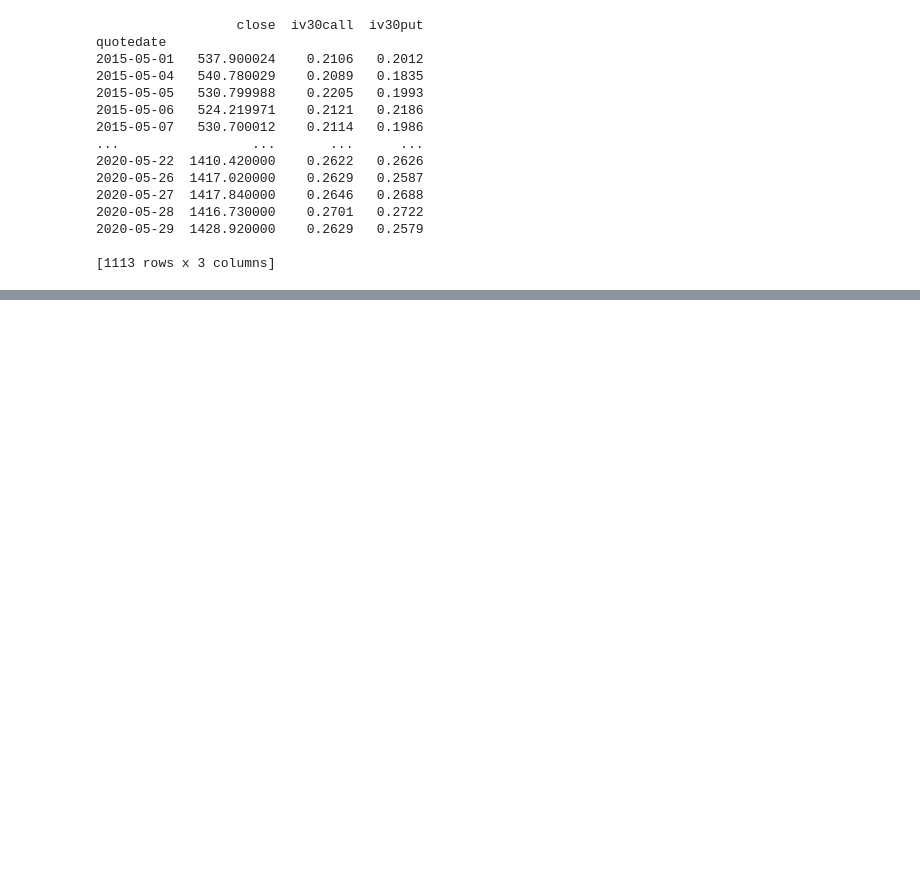
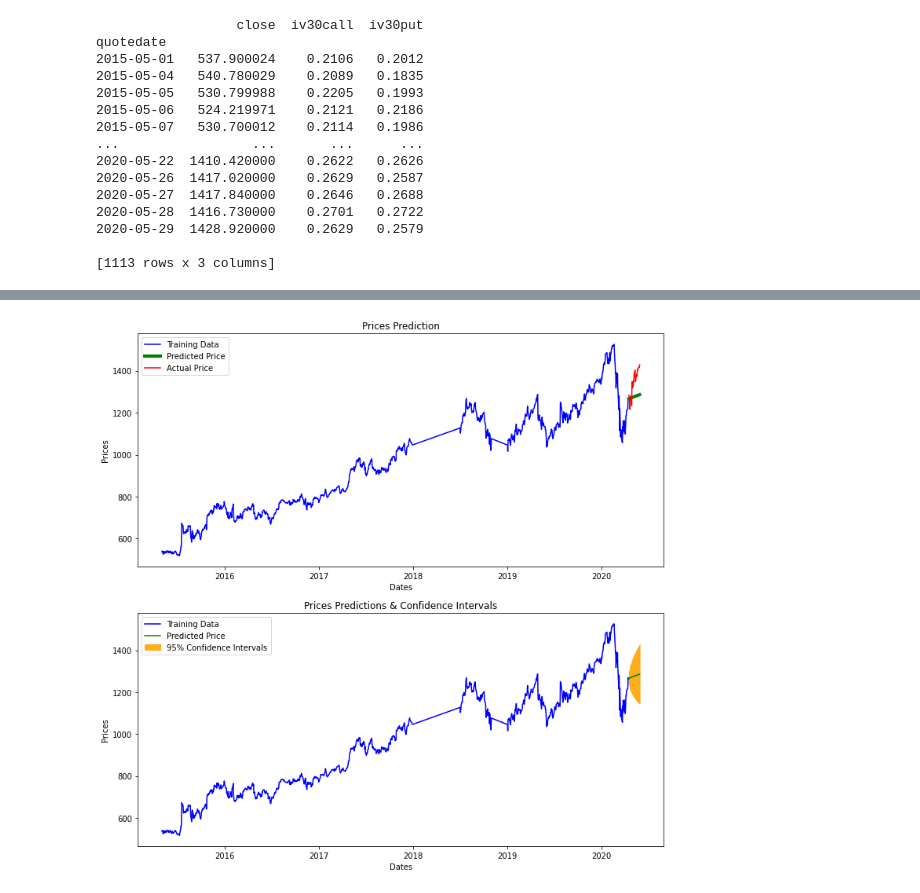
Before and after one commit to morphos30/TASI.AI, a Jupyter notebook: scriptPython/script_ARIMA_optionstats.ipynb, the cells around one changed output, grey strips where cells are left out. Saved outputs shown, nothing was run; the diff lists cells and outputs as text; code cells hidden in the pictures; blank space fills up the shorter version.

```diff
--- a/scriptPython/script_ARIMA_optionstats.ipynb
+++ b/scriptPython/script_ARIMA_optionstats.ipynb
@@ -173,12 +168,14 @@ Total fit time: 1.639 seconds
 # %%
-# Ranking of exogenous features
+# Ranking of exogenous features one by one using AIC
 # The higher the loss the better the feature
 print("No exo: \tAIC="+str(round(autoARIMA.aic())))
 
 exogenousVars=exogenousTrain.columns.values
 for var in exogenousVars:
-    autoARIMAi = auto_arima(priceCloseTrain, exogenous=pd.DataFrame(exogenousTrain[var]), seasonal=False, trace=False,
-                error_action='ignore', suppress_warnings=True, stepwise=True)
-    print("Exo "+var+": \tAIC loss="+str(round(autoARIMA.aic()-autoARIMAi.aic())))
+    ARIMAi=auto_arima(priceCloseTrain, exogenous=pd.DataFrame(exogenousTrain[var]), seasonal=False, trace=False,
+            error_action='ignore', suppress_warnings=True, stepwise=True,
+            start_p=ARIMAbestparams[0], d=ARIMAbestparams[1], start_q=ARIMAbestparams[2],
+            max_p=ARIMAbestparams[0], max_d=ARIMAbestparams[1], max_q=ARIMAbestparams[2])
+    print(var+": \tAIC="+str(round(ARIMAi.aic()))+"\tdiffAIC=",str(round(autoARIMA.aic()-ARIMAi.aic())))
 # %% [output]
 No exo:         AIC=9171.0
@@ -276,0 +294,40 @@ Test RMSE: 111.152
+# %%
+# Forecast with confidence interval (alpha=5%)
+future_forecast_exobest=future_forecast_exo_List[np.argmin(RMSElist)]
+conf_int_exobest=conf_int_exo_List[np.argmin(RMSElist)]
+
+future_forecast = pd.DataFrame(future_forecast_exobest,columns=['future_forecast'],index=priceCloseTest.index.values)
+priceCloseTest = pd.DataFrame(priceCloseTest)
+conf_int=conf_int_exobest
+# %%
+# Better forecast plots
+plotForeCastBetter=symbolFolder+"/plot_ARIMA_forecast_better_"+symbol+".pdf"
+fig, axes = pyplot.subplots(2, 1, figsize=(12, 12))
+
+# --------------------- Actual vs. Predicted --------------------------
+axes[0].plot(priceCloseTrain, color='blue', label='Training Data')
+axes[0].plot(priceCloseTest.index, future_forecast, color='green', linewidth=4, label='Predicted Price')
+
+axes[0].plot(priceCloseTest.index, priceCloseTest, color='red', label='Actual Price')
+axes[0].set_title('Prices Prediction')
+axes[0].set_xlabel('Dates')
+axes[0].set_ylabel('Prices')
+axes[0].legend()
+
+
+# ------------------ Predicted with confidence intervals ----------------
+axes[1].plot(priceCloseTrain, color='blue', label='Training Data')
+axes[1].plot(priceCloseTest.index, future_forecast, color='green',
+             label='Predicted Price')
+
+axes[1].set_title('Prices Predictions & Confidence Intervals')
+axes[1].set_xlabel('Dates')
+axes[1].set_ylabel('Prices')
+
+conf_int = np.asarray(conf_int)
+axes[1].fill_between(priceCloseTest.index, conf_int[:, 0], conf_int[:, 1],
+                     alpha=0.9, color='orange', label="95% Confidence Intervals")
+axes[1].legend()
+pyplot.savefig(plotForeCastBetter, bbox_inches='tight')
+# %% [output]
+[figure, added]
```
Also changed, not shown: parts of 16 cells of this notebook.
